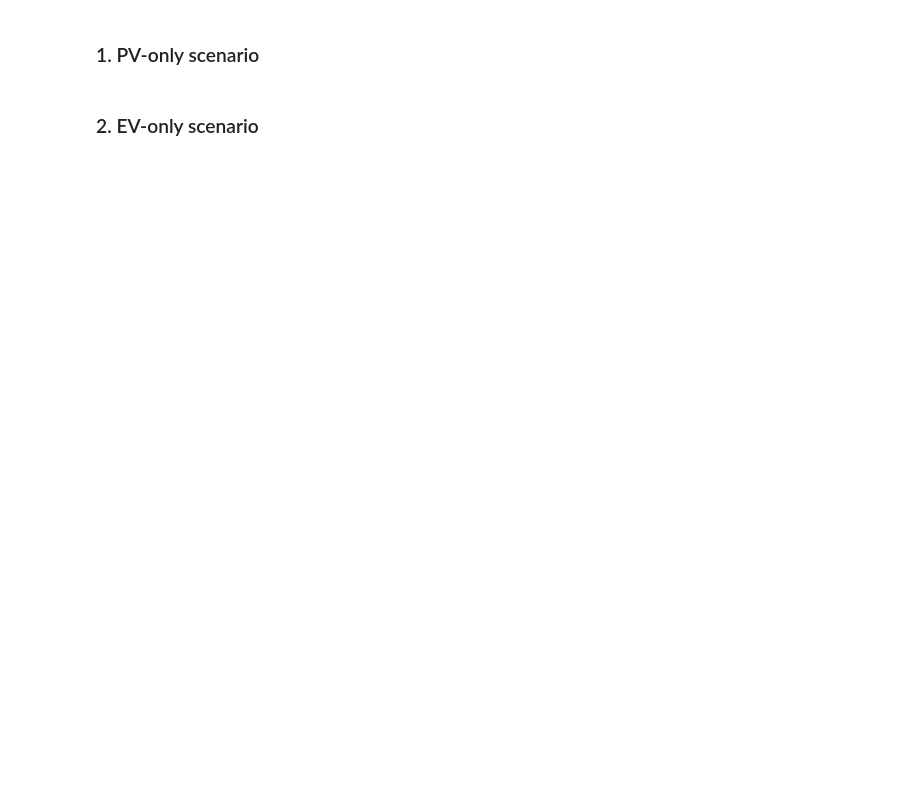
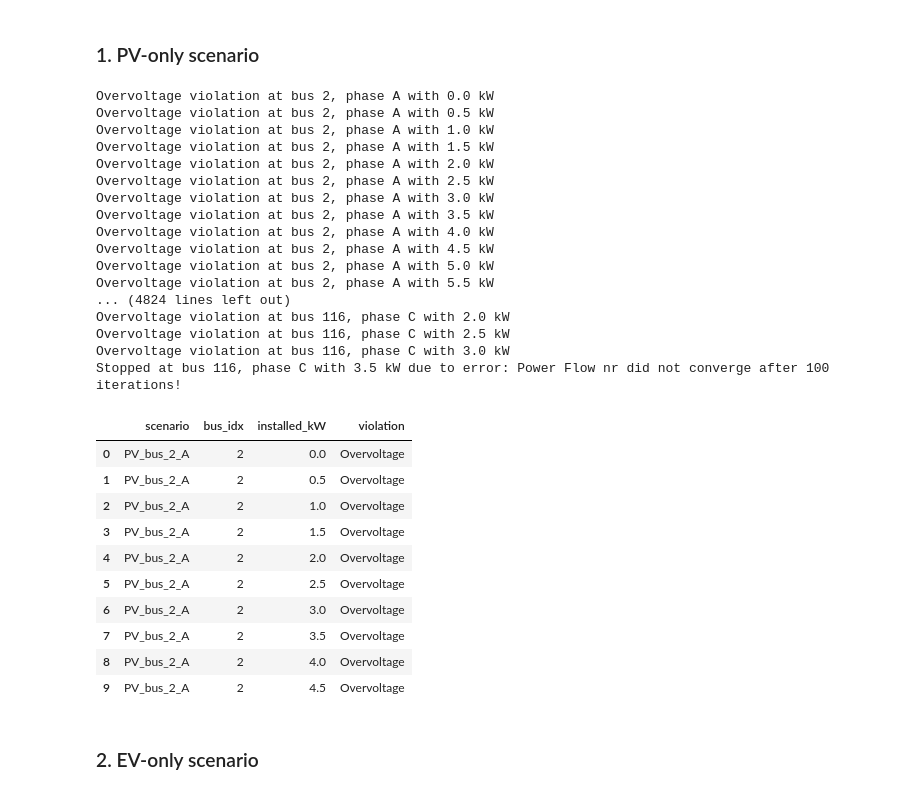
Before and after one commit to antoniovitorvb/IST-thesis-hosting-capacity, a Jupyter notebook: notebooks/deterministic_HC.ipynb, the cells around one changed output. Drawn from its saved outputs; the diff is of its cells as text; code cells hidden in the pictures; blank space fills up the shorter version.

Commit message:
finisg deterministic scenarios

```diff
--- a/notebooks/deterministic_HC.ipynb
+++ b/notebooks/deterministic_HC.ipynb
@@ -29,9 +75,42 @@ os.makedirs(output_path) if not os.path.exists(output_path) else None
 # %% [markdown]
 ### 1. PV-only scenario
 # %%
-pv_hc_results = pp_simu.hc_deterministic(net, add_kw=1.0, max_kw=20.0, pv=True, ev=False)
+pv_res, pv_summary = pp_simu.hc_deterministic(
+    net, add_kw=0.5, max_kw=30.0, pv=True, ev=False,
+    hc_indices=
+)
 
-pv_hc_results.to_csv(os.path.join(output_path, 'pv_hc_results.csv'))
+# pv_hc_results.to_csv(os.path.join(output_path, 'pv_hc_results.csv'))
+pv_summary.head(10)
+# %% [output]
+Overvoltage violation at bus 2, phase A with 0.0 kW
+Overvoltage violation at bus 2, phase A with 0.5 kW
+Overvoltage violation at bus 2, phase A with 1.0 kW
+Overvoltage violation at bus 2, phase A with 1.5 kW
+Overvoltage violation at bus 2, phase A with 2.0 kW
+Overvoltage violation at bus 2, phase A with 2.5 kW
+Overvoltage violation at bus 2, phase A with 3.0 kW
+Overvoltage violation at bus 2, phase A with 3.5 kW
+Overvoltage violation at bus 2, phase A with 4.0 kW
+Overvoltage violation at bus 2, phase A with 4.5 kW
+Overvoltage violation at bus 2, phase A with 5.0 kW
+Overvoltage violation at bus 2, phase A with 5.5 kW
+... (4824 lines left out)
+Overvoltage violation at bus 116, phase C with 2.0 kW
+Overvoltage violation at bus 116, phase C with 2.5 kW
+Overvoltage violation at bus 116, phase C with 3.0 kW
+Stopped at bus 116, phase C with 3.5 kW due to error: Power Flow nr did not converge after 100 iterations!
+|  | scenario | bus_idx | installed_kW | violation |
+| 0 | PV_bus_2_A | 2 | 0.0 | Overvoltage |
+| 1 | PV_bus_2_A | 2 | 0.5 | Overvoltage |
+| 2 | PV_bus_2_A | 2 | 1.0 | Overvoltage |
+| 3 | PV_bus_2_A | 2 | 1.5 | Overvoltage |
+| 4 | PV_bus_2_A | 2 | 2.0 | Overvoltage |
+| 5 | PV_bus_2_A | 2 | 2.5 | Overvoltage |
+| 6 | PV_bus_2_A | 2 | 3.0 | Overvoltage |
+| 7 | PV_bus_2_A | 2 | 3.5 | Overvoltage |
+| 8 | PV_bus_2_A | 2 | 4.0 | Overvoltage |
+| 9 | PV_bus_2_A | 2 | 4.5 | Overvoltage |
 # %% [markdown]
 ### 2. EV-only scenario
 # %%
```
Also changed, not shown: parts of 4 cells of this notebook, 15 other files.
